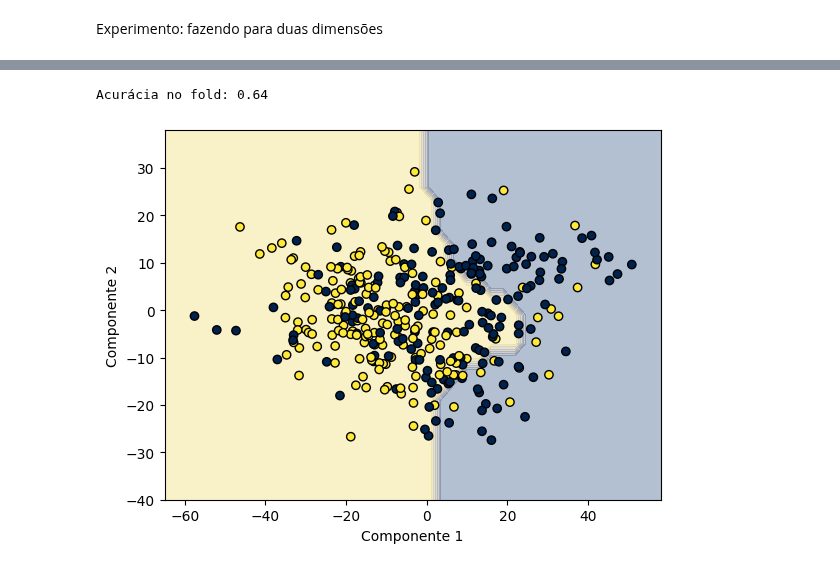
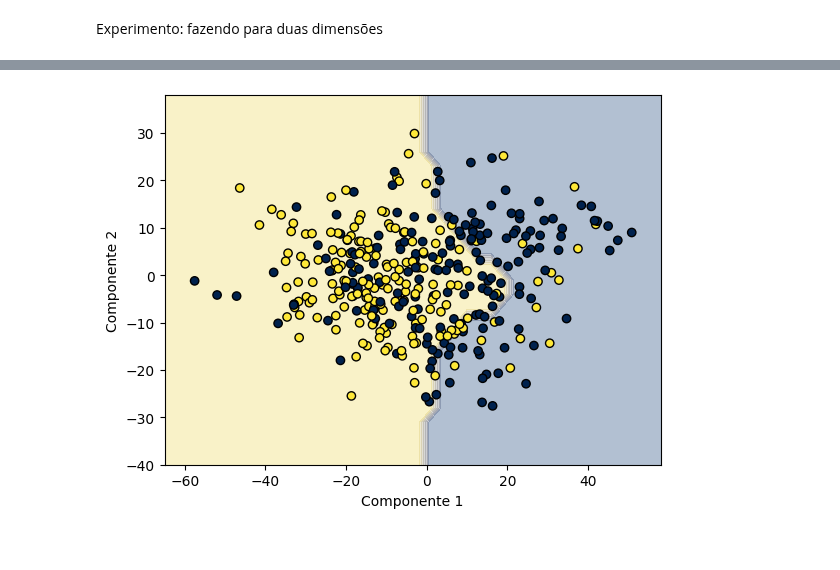
Before and after one commit to lorran-araujo/LNCC, a Jupyter notebook: disciplinas/redes-neurais/codes/lista3/exercicio1.ipynb, the cells around one changed output, grey strips where cells are left out. Cells and saved outputs as stored; diff of their text form; code cells hidden in the pictures.

```diff
--- a/disciplinas/redes-neurais/codes/lista3/exercicio1.ipynb
+++ b/disciplinas/redes-neurais/codes/lista3/exercicio1.ipynb
@@ -222,10 +230,20 @@ svm_linear = []
 
 i = 1
 
+X_tests_KPCA = []
+
 # itera sobre cada fold
-for train_index, test_index in kf1.split(x_train_kpca):
+for train_index, test_index in kf1.split(X_train):
 
-    X_train2, X_val = x_train_kpca[train_index], x_train_kpca[test_index]
+    # Fazendo a redução de dimensionalidade
+    kpca = KernelPCA(kernel='poly', n_components=n_componentes_95)  # Usando kernel polinomial
+    X_train2 = kpca.fit_transform(X_train[train_index])
+    X_val = kpca.transform(X_train[test_index])
+    X_test_kpca = kpca.transform(X_test)
+
+    X_tests_KPCA.append(X_test_kpca)
+
+    #X_train2, X_val = x_train_kpca[train_index], x_train_kpca[test_index]
     y_train2, y_val = y_train[train_index], y_train[test_index]
 
     # cria e treinar o modelo SVM
@@ -426,6 +464,8 @@ svm_kernel = []
 #kernels = ['rbf', 'poly', 'sigmoid']
 kernels = ['poly']
 
+x_test_PCAS = []
+
 # itera sobre cada fold
 for ker in kernels:
 
@@ -433,9 +473,14 @@ for ker in kernels:
 
     print(f"Utilizando o kernel {ker} no SVM:")
 
-    for train_index, test_index in kf2.split(x_train_pca):
+    for train_index, test_index in kf2.split(X_train):
 
-        X_train4, X_val = x_train_pca[train_index], x_train_pca[test_index]
+        pca = PCA(n_components=n_componentes_95)
+        X_train4 = pca.fit_transform(X_train[train_index])
+        X_val = pca.transform(X_train[test_index])
+        X_test_pca = pca.transform(X_test)
+        x_test_PCAS.append(X_test_pca)
+
         y_train4, y_val = y_train[train_index], y_train[test_index]
 
         # cria e treinar o modelo SVM
@@ -443,7 +488,6 @@ for ker in kernels:
         clf_kernel.fit(X_train4, y_train4.ravel())
 
         svm_kernel.append(clf_kernel)
-
 
         print()
         # avalia o modelo no conjunto de validação
@@ -520,7 +600,4 @@ x_test_pca_red = pca_red.transform(X_test)
 # %%
-accuracy = svm_kernel_red[3].score(x_test_pca_red, y_test)
-print(f"Acurácia no fold: {accuracy:.2f}")
-plot_decision_boundary(svm_kernel_red[3], x_test_pca_red, y_test, '', xmin=-65, xmax=60,ymin=-40, ymax=40)
+plot_decision_boundary(svm_kernel_red[3], x_test_PCAS_red[3], y_test, '', xmin=-65, xmax=60,ymin=-40, ymax=40)
 # %% [output]
-Acurácia no fold: 0.64
-[figure, old version]
+[figure, new version]
```
Also changed, not shown: parts of 15 cells of this notebook, 1 other file.
